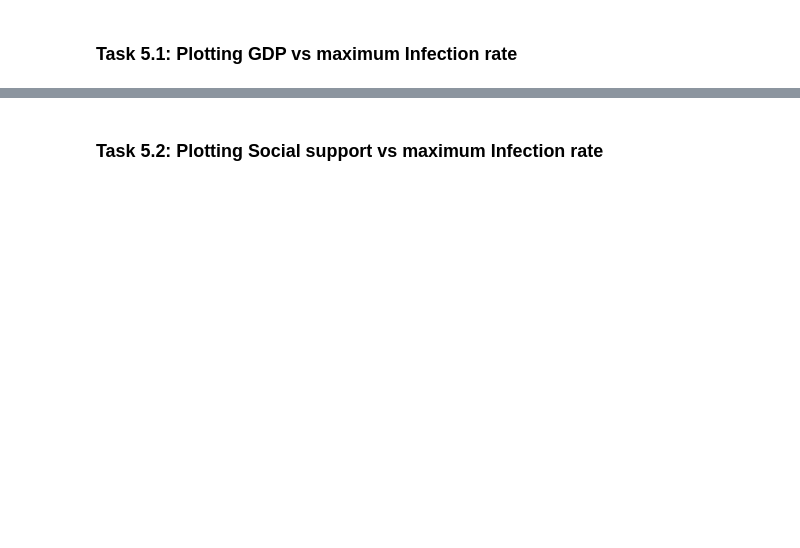
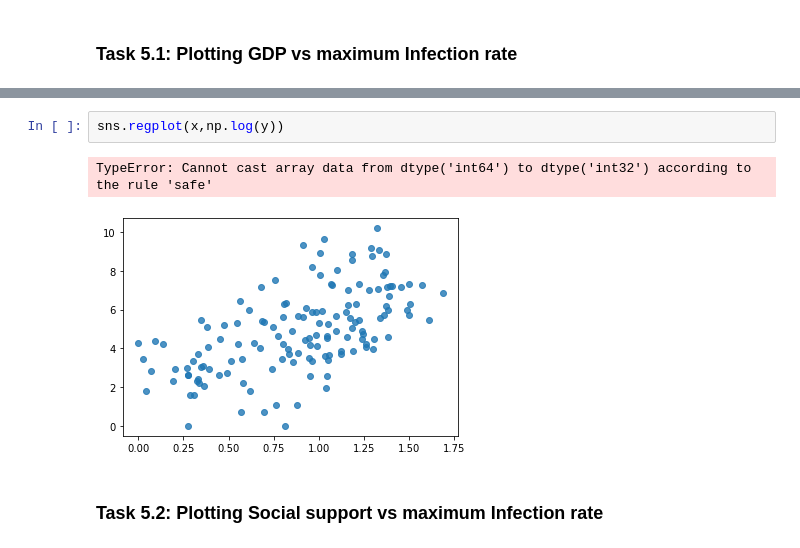
Before and after one commit to aitezazakhtar/COVID19-DataAnalysis, a Jupyter notebook: covid19 data analysis notebook.ipynb, the cells around one changed output, grey strips where cells are left out. Saved outputs shown, nothing was run; the diff lists cells and outputs as text; blank space fills up the shorter version.

```diff
--- a/covid19 data analysis notebook.ipynb
+++ b/covid19 data analysis notebook.ipynb
@@ -205,2 +255,7 @@ our Analysis is not finished unless we visualize the results in terms figures an
+# %%
+sns.regplot(x,np.log(y))
+# %% [output]
+TypeError: Cannot cast array data from dtype('int64') to dtype('int32') according to the rule 'safe'
+[figure, added]
 # %% [markdown]
 ### Task 5.2: Plotting Social support vs maximum Infection rate
```
Also changed, not shown: parts of 12 cells of this notebook.
